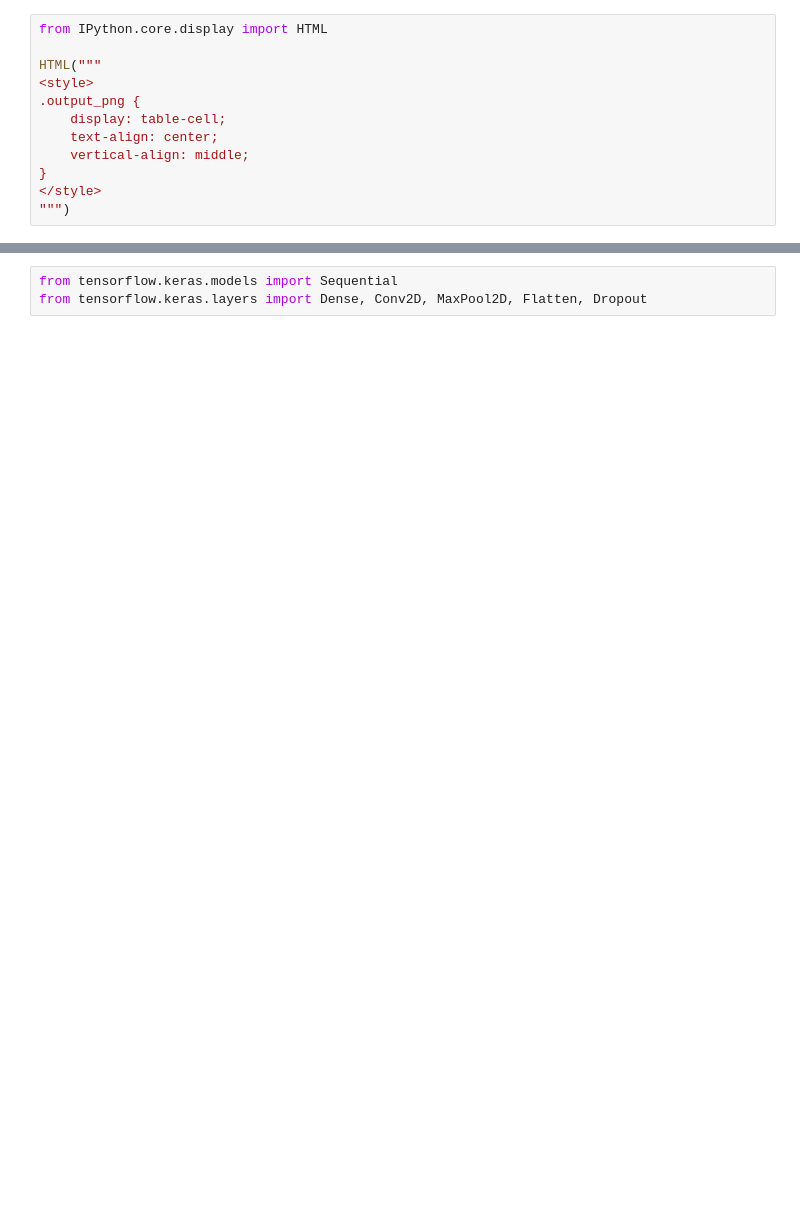
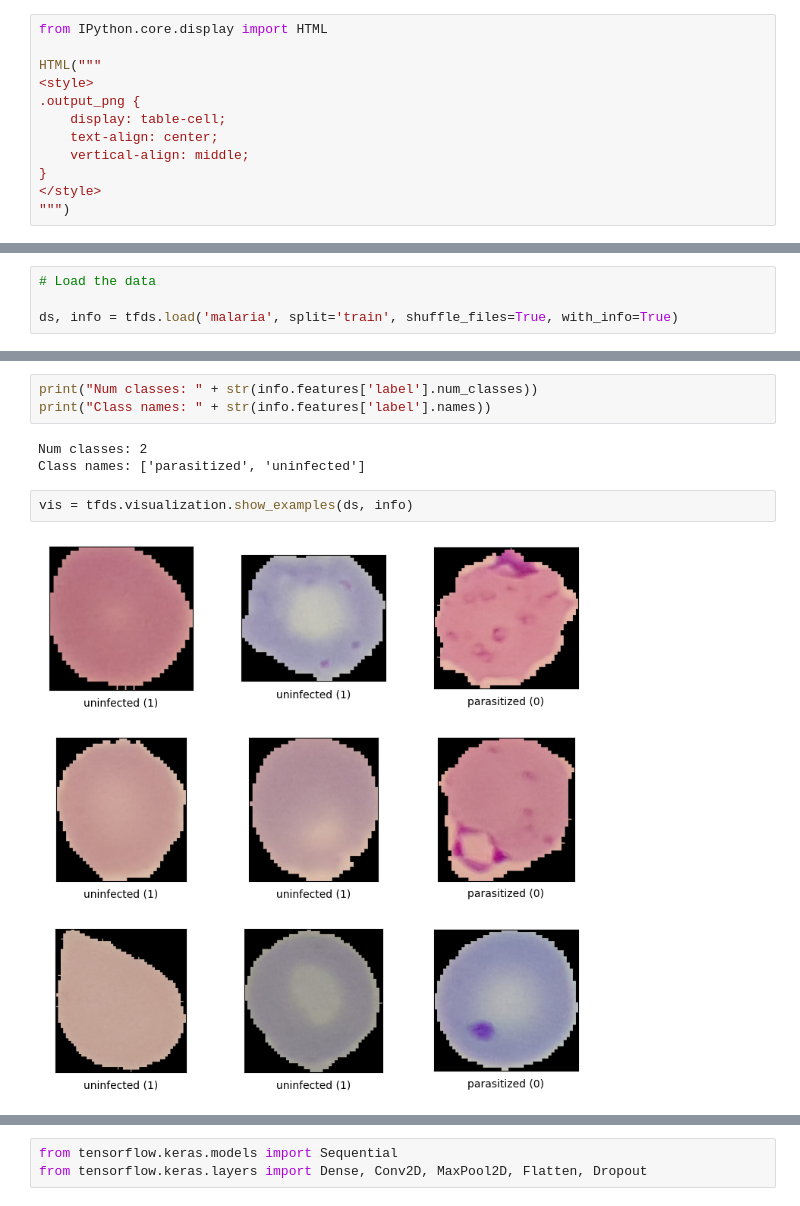
Before and after one commit to sterling-swygert/RL, a Jupyter notebook: tf_notebooks/CNNs/MalariaCells.ipynb, the cells around one changed output, grey strips where cells are left out. Saved outputs shown, nothing was run; the diff lists cells and outputs as text; blank space fills up the shorter version.

```diff
--- a/tf_notebooks/CNNs/MalariaCells.ipynb
+++ b/tf_notebooks/CNNs/MalariaCells.ipynb
@@ -179,0 +47,4 @@ train_vals = np.fromiter(train_ds.map(lambda x, y: y), float)
+# %%
+# Load the data
+
+ds, info = tfds.load('malaria', split='train', shuffle_files=True, with_info=True)
@@ -179,0 +54,10 @@ train_vals = np.fromiter(train_ds.map(lambda x, y: y), float)
+# %%
+print("Num classes: " + str(info.features['label'].num_classes))
+print("Class names: " + str(info.features['label'].names))
+# %% [output]
+Num classes: 2
+Class names: ['parasitized', 'uninfected']
+# %%
+vis = tfds.visualization.show_examples(ds, info)
+# %% [output]
+[figure, added]
```
Also changed, not shown: parts of 98 cells of this notebook.
